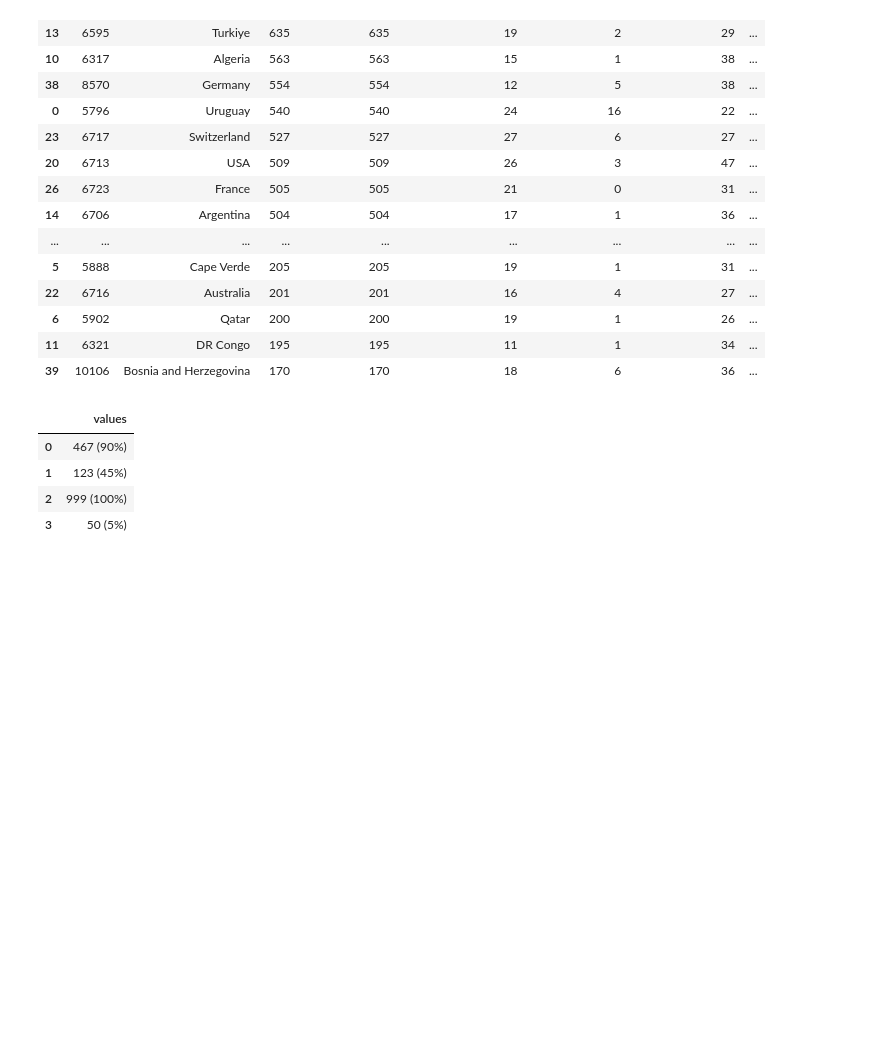
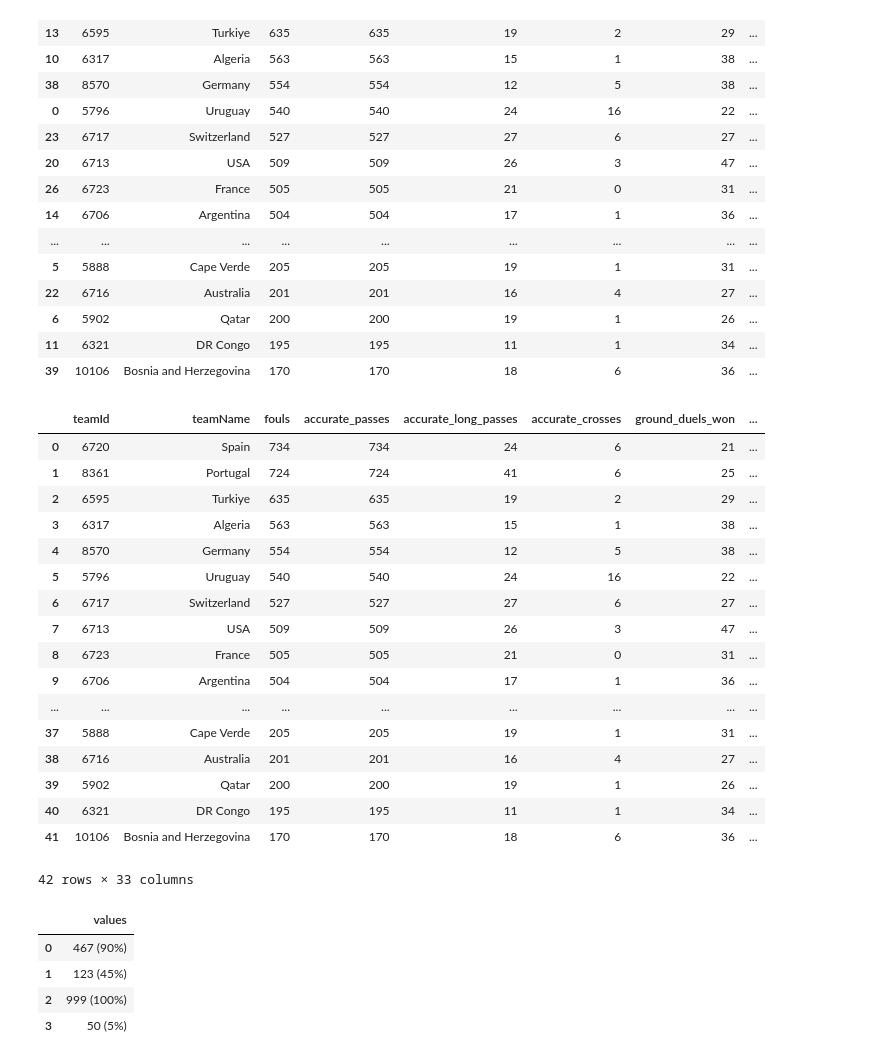
Before and after one commit to bolaxel/wcup26, a Jupyter notebook: cleaning.ipynb, the cells around one changed output. Saved outputs shown, nothing was run; the diff lists cells and outputs as text; code cells hidden in the pictures; blank space fills up the shorter version.

Commit message:
merged sum df

```diff
--- a/cleaning.ipynb
+++ b/cleaning.ipynb
@@ -493,6 +493,36 @@ succeed_df
 | 6 | 5902 | Qatar | 200 | 200 | 19 | 1 | 26 | ... |
 | 11 | 6321 | DR Congo | 195 | 195 | 11 | 1 | 34 | ... |
 | 39 | 10106 | Bosnia and Herzegovina | 170 | 170 | 18 | 6 | 36 | ... |
+# %%
+# JOIN sum_df & succeed_df
+
+final_df = pd.merge(
+    succeed_df,
+    sum_df,
+    on=['teamId', 'teamName'],
+    how='inner'  # keeps only matching teamIds
+)
+
+final_df
+# %% [output]
+|  | teamId | teamName | fouls | accurate_passes | accurate_long_passes | accurate_crosses | ground_duels_won | ... |
+| 0 | 6720 | Spain | 734 | 734 | 24 | 6 | 21 | ... |
+| 1 | 8361 | Portugal | 724 | 724 | 41 | 6 | 25 | ... |
+| 2 | 6595 | Turkiye | 635 | 635 | 19 | 2 | 29 | ... |
+| 3 | 6317 | Algeria | 563 | 563 | 15 | 1 | 38 | ... |
+| 4 | 8570 | Germany | 554 | 554 | 12 | 5 | 38 | ... |
+| 5 | 5796 | Uruguay | 540 | 540 | 24 | 16 | 22 | ... |
+| 6 | 6717 | Switzerland | 527 | 527 | 27 | 6 | 27 | ... |
+| 7 | 6713 | USA | 509 | 509 | 26 | 3 | 47 | ... |
+| 8 | 6723 | France | 505 | 505 | 21 | 0 | 31 | ... |
+| 9 | 6706 | Argentina | 504 | 504 | 17 | 1 | 36 | ... |
+| ... | ... | ... | ... | ... | ... | ... | ... | ... |
+| 37 | 5888 | Cape Verde | 205 | 205 | 19 | 1 | 31 | ... |
+| 38 | 6716 | Australia | 201 | 201 | 16 | 4 | 27 | ... |
+| 39 | 5902 | Qatar | 200 | 200 | 19 | 1 | 26 | ... |
+| 40 | 6321 | DR Congo | 195 | 195 | 11 | 1 | 34 | ... |
+| 41 | 10106 | Bosnia and Herzegovina | 170 | 170 | 18 | 6 | 36 | ... |
+42 rows × 33 columns
 # %%
 # Sample data
 e_df = pd.DataFrame({
```
